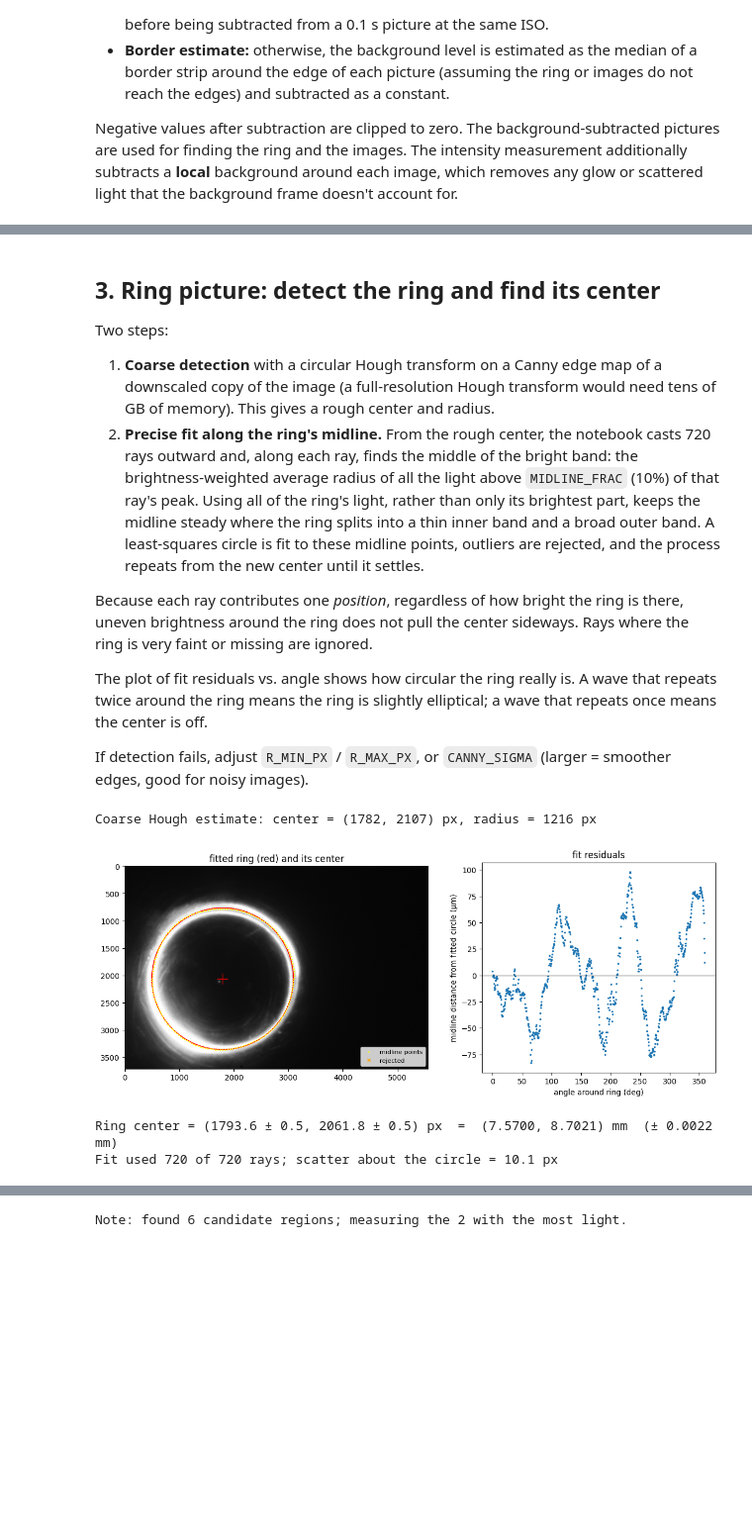
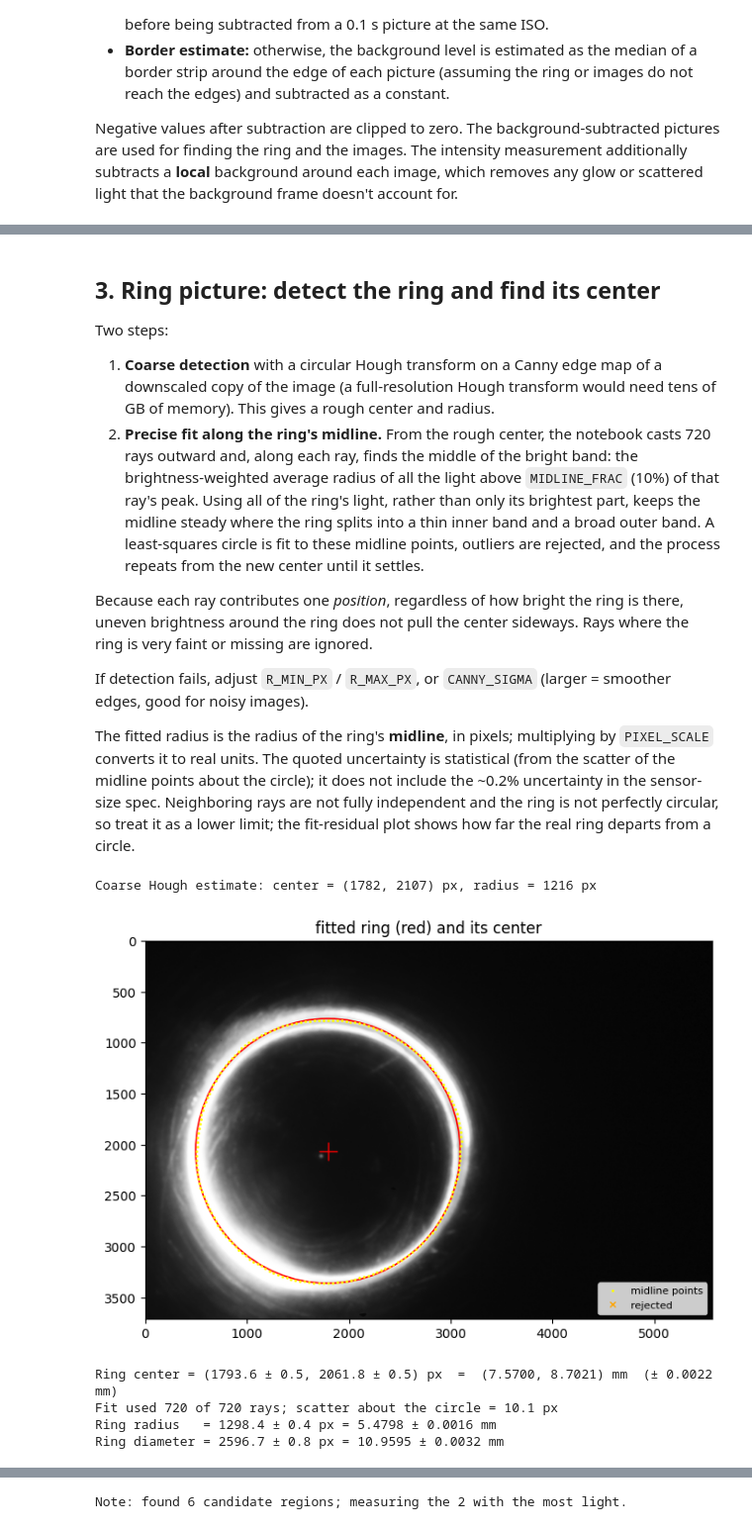
Before and after one commit to emilyxpan/Gravitational-Lensing-EKA-Lab, a Jupyter notebook: gravlens.ipynb, the cells around one changed output, grey strips where cells are left out. Shown at 99% size. Drawn from its saved outputs; the diff is of its cells as text; code cells hidden in the pictures; blank space fills up the shorter version.

Commit message:
deleted some unnecessary code + plots

```diff
--- a/gravlens.ipynb
+++ b/gravlens.ipynb
@@ -49,8 +48,8 @@ Double-image picture:
 - `IMAGE_APERTURES`: `None` to find the images automatically. If automatic detection merges the two images or picks up something else (a reflection, glare), give the regions by hand as a list of `(x, y, radius)` circles in pixels, read off the axes of the plotted picture.
 # %%
-RING_IMAGE_PATH = "Img015.jpg"      # picture with the ring
-DOUBLE_IMAGES_PATH = "Img021.jpg"   # picture with the two lensed images (same camera position!)
-BACKGROUND_PATH = "Img016.jpg"      # background frame (light source blocked), or None
+RING_IMAGE_PATH = "example/Img015.jpg"      # picture with the ring
+DOUBLE_IMAGES_PATH = "example/Img021.jpg"   # picture with the two lensed images (same camera position!)
+BACKGROUND_PATH = "example/Img016.jpg"      # background frame (light source blocked), or None
 BACKGROUND_SCALE = "auto"           # "auto" = scale by exposure time x ISO from the metadata, or a number
 LINEARIZE = True                    # undo the JPEG gamma curve so pixel values ~ proportional to light
 
@@ -186,9 +185,9 @@ Two steps:
 
 Because each ray contributes one *position*, regardless of how bright the ring is there, uneven brightness around the ring does not pull the center sideways. Rays where the ring is very faint or missing are ignored.
 
-The plot of fit residuals vs. angle shows how circular the ring really is. A wave that repeats twice around the ring means the ring is slightly elliptical; a wave that repeats once means the center is off.
+If detection fails, adjust `R_MIN_PX` / `R_MAX_PX`, or `CANNY_SIGMA` (larger = smoother edges, good for noisy images).
 
-If detection fails, adjust `R_MIN_PX` / `R_MAX_PX`, or `CANNY_SIGMA` (larger = smoother edges, good for noisy images).
+The fitted radius is the radius of the ring's **midline**, in pixels; multiplying by `PIXEL_SCALE` converts it to real units. The quoted uncertainty is statistical (from the scatter of the midline points about the circle); it does not include the ~0.2% uncertainty in the sensor-size spec. Neighboring rays are not fully independent and the ring is not perfectly circular, so treat it as a lower limit; the fit-residual plot shows how far the real ring departs from a circle.
 # %%
 CANNY_SIGMA = 3          # increase if the edge map (shown below) is noisy
 DETECT_MAX_DIM = 600     # coarse Hough detection runs on a copy downscaled to this size (long side)
@@ -238,46 +237,47 @@ print(f"Coarse Hough estimate: center = ({cx:.0f}, {cy:.0f}) px, radius = {r:.0f
 
 # --- 2. Precise fit to the ring's midline, iterated with outlier rejection ---
 smooth = ndimage.gaussian_filter(ring_sub, RIDGE_SMOOTH_PX)
 search = 0.35
 for _ in range(5):
     theta, mx, my, r_in, r_out, peak = trace_ring(smooth, cx, cy, r, search)
     use = np.ones(len(mx), bool)
     for _ in range(3):                                   # 3-sigma clipping
         cx, cy, r = fit_circle(mx[use], my[use])
         resid = np.hypot(mx - cx, my - cy) - r
         use = np.abs(resid) < 3 * resid[use].std()
     search = 0.25
 
 n = use.sum()
 rms = resid[use].std()
 ring = {
     'cx': cx, 'cy': cy, 'r_px': r,
     'r_in_px': float(np.median(r_in[use])), 'r_out_px': float(np.median(r_out[use])),
     'rms_px': float(rms), 'n_rays': int(n),
     # statistical uncertainties of a circle fit with n points of scatter `rms`
     'err_center_px': float(rms * np.sqrt(2 / n)), 'err_r_px': float(rms / np.sqrt(n)),
 }
 
-fig, axes = plt.subplots(1, 2, figsize=(14, 5), gridspec_kw={'width_ratios': [1.3, 1]})
-axes[0].imshow(stretch(ring_gray), cmap='gray')
-axes[0].plot(mx[use][::4], my[use][::4], '.', color='yellow', ms=2, label='midline points')
-axes[0].plot(mx[~use], my[~use], 'x', color='orange', ms=4, label='rejected')
-axes[0].add_patch(plt.Circle((cx, cy), r, fill=False, color='red', lw=1.2))
-axes[0].plot(cx, cy, 'r+', markersize=14)
-axes[0].set_title('fitted ring (red) and its center')
-axes[0].legend(loc='lower right', fontsize=8)
-axes[1].plot(np.degrees(theta[use]), resid[use] * PIXEL_SCALE * 1000, '.', ms=3)
-axes[1].axhline(0, color='k', lw=0.8)
-axes[1].set_xlabel('angle around ring (deg)')
-axes[1].set_ylabel('midline distance from fitted circle (µm)')
-axes[1].set_title('fit residuals')
+fig, ax = plt.subplots()
+ax.imshow(stretch(ring_gray), cmap='gray')
+ax.plot(mx[use][::4], my[use][::4], '.', color='yellow', ms=2, label='midline points')
+ax.plot(mx[~use], my[~use], 'x', color='orange', ms=4, label='rejected')
+ax.add_patch(plt.Circle((cx, cy), r, fill=False, color='red', lw=1.2))
+ax.plot(cx, cy, 'r+', markersize=14)
+ax.set_title('fitted ring (red) and its center')
+ax.legend(loc='lower right', fontsize=8)
 plt.show()
 
 print(f"Ring center = ({cx:.1f} ± {ring['err_center_px']:.1f}, {cy:.1f} ± {ring['err_center_px']:.1f}) px"
       f"  =  ({cx*PIXEL_SCALE:.4f}, {cy*PIXEL_SCALE:.4f}) {UNIT}  (± {ring['err_center_px']*PIXEL_SCALE:.4f} {UNIT})")
 print(f"Fit used {n} of {len(mx)} rays; scatter about the circle = {rms:.1f} px")
+
+r_mm, e_mm = ring['r_px'] * PIXEL_SCALE, ring['err_r_px'] * PIXEL_SCALE
+print(f"Ring radius   = {ring['r_px']:.1f} ± {ring['err_r_px']:.1f} px = {r_mm:.4f} ± {e_mm:.4f} {UNIT}")
+print(f"Ring diameter = {2*ring['r_px']:.1f} ± {2*ring['err_r_px']:.1f} px = {2*r_mm:.4f} ± {2*e_mm:.4f} {UNIT}")
 # %% [output]
 Coarse Hough estimate: center = (1782, 2107) px, radius = 1216 px
-[figure, old version]
+[figure, new version]
 Ring center = (1793.6 ± 0.5, 2061.8 ± 0.5) px  =  (7.5700, 8.7021) mm  (± 0.0022 mm)
 Fit used 720 of 720 rays; scatter about the circle = 10.1 px
+Ring radius   = 1298.4 ± 0.4 px = 5.4798 ± 0.0016 mm
+Ring diameter = 2596.7 ± 0.8 px = 10.9595 ± 0.0032 mm
```
Also changed, not shown: parts of 11 cells of this notebook.
